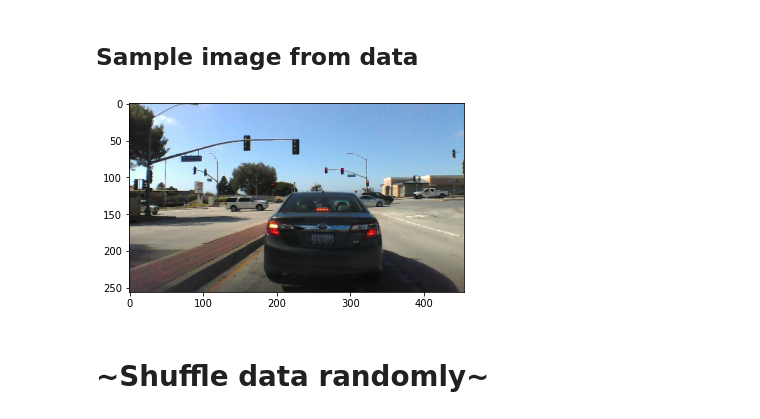
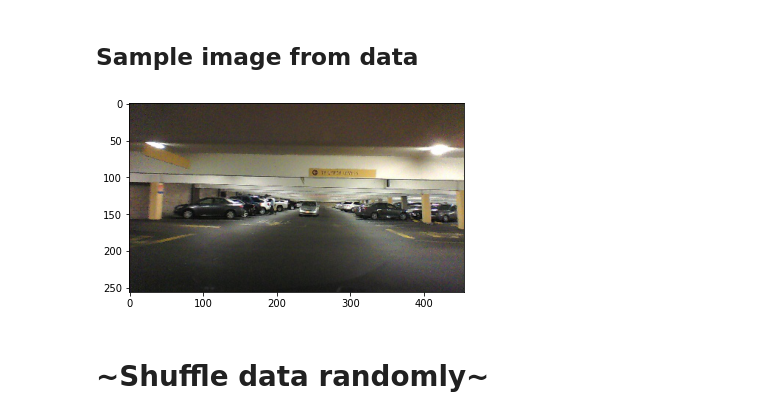
Before and after one commit to Nilavan/Self-driving-car, a Jupyter notebook: Self_driving_car.ipynb, the cells around one changed output. Saved outputs shown, nothing was run; the diff lists cells and outputs as text; code cells hidden in the pictures.

```diff
--- a/Self_driving_car.ipynb
+++ b/Self_driving_car.ipynb
@@ -18,12 +18,12 @@ Drive already mounted at /content/drive; to attempt to forcibly remount, call dr
 # %%
 import matplotlib.pyplot as plt
 %matplotlib inline
 
-img = plt.imread('/content/drive/MyDrive/self_driving_data/driving_dataset/10203.jpg')
+img = plt.imread('/content/drive/MyDrive/self_driving_data/driving_dataset/123.jpg')
 plt.imshow(img)
 plt.show()
 # %% [output]
-[figure, old version]
+[figure, new version]
 # %% [markdown]
 # ~Shuffle data randomly~
 # %%
```
Also changed, not shown: parts of 8 cells of this notebook.
